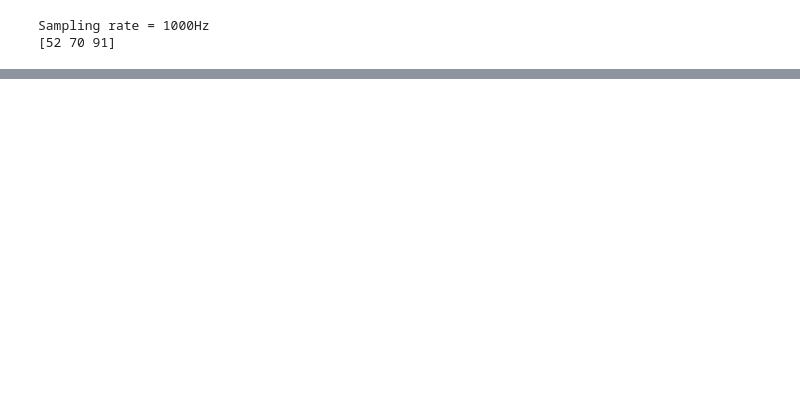
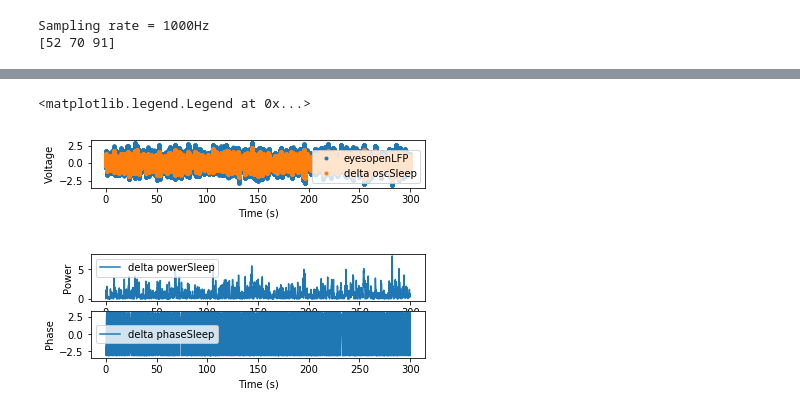
Before and after one commit to dylew898/Cogs118Project, a Jupyter notebook: Phase amplitude Coupling.ipynb, the cells around one changed output, grey strips where cells are left out. Saved outputs shown, nothing was run; the diff lists cells and outputs as text; code cells hidden in the pictures; blank space fills up the shorter version.

```diff
--- a/Phase amplitude Coupling.ipynb
+++ b/Phase amplitude Coupling.ipynb
@@ -242,3 +297,24 @@ plt.legend()
+# %%
+# plot the signal and the filtered signal
+plt.subplot(4,1,1)
+plt.plot(t_Open, sleepingMonkeyLFP, '.', label = 'eyesopenLFP')
+plt.plot(t_Open, delta_oscSleep, '.', label ='delta oscSleep')
+plt.xlabel('Time (s)'); plt.ylabel('Voltage')
+plt.legend()
+# plot the instantaneous power
+plt.subplot(4,1,3)
+plt.plot(t_Open, delta_powerSleep, label = 'delta powerSleep')
+plt.xlabel('Time (s)'); plt.ylabel('Power')
+plt.legend()
+
+# plot the instantaneous phase
+plt.subplot(4,1,4)
+plt.plot(t_Open, delta_phaseSleep, label = 'delta phaseSleep')
+plt.xlabel('Time (s)'); plt.ylabel('Phase')
+plt.legend()
+# %% [output]
+<matplotlib.legend.Legend at 0x...>
+[figure, added]
 # %%
 # Theta Powers
 plt.figure(figsize=(15,12))
```
Also changed, not shown: parts of 62 cells of this notebook, 1 other file.
